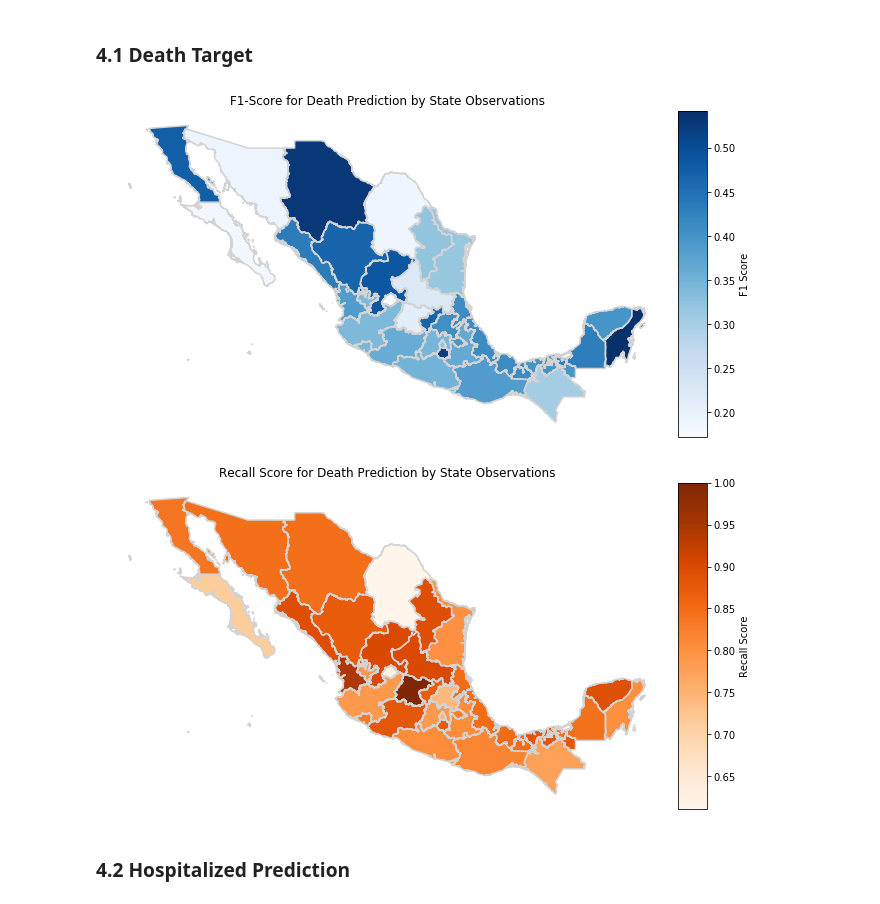
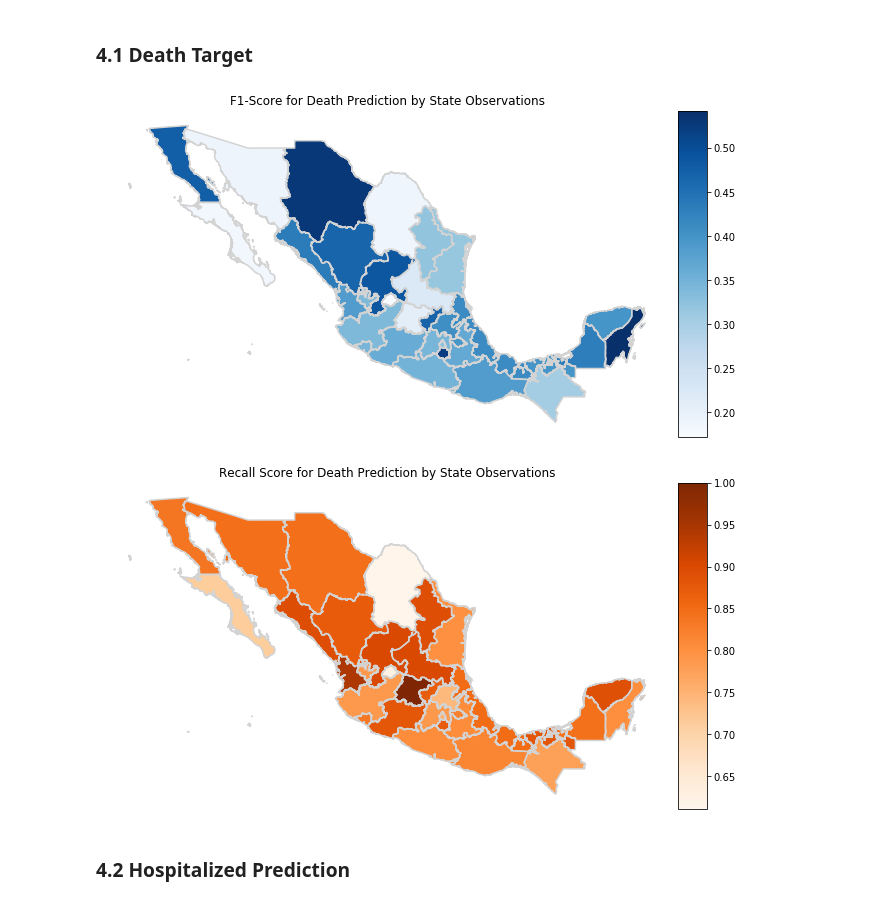
Before and after one commit to ml-project-2020/covid, a Jupyter notebook: Random Forest Model.ipynb, the cells around one changed output. Drawn from its saved outputs; the diff is of its cells as text; code cells hidden in the pictures.

```diff
--- a/Random Forest Model.ipynb
+++ b/Random Forest Model.ipynb
@@ -568,27 +590,25 @@ ax.set_title("F1-Score for Death Prediction by State Observations")
 divider = make_axes_locatable(ax)
 cax = divider.append_axes("right", size="5%", pad=0.1)
 ax = results_en.plot(column='f1_d', cmap='Blues', legend=True,
-                          legend_kwds={'label': "F1 Score"},
                           ax=ax, cax=cax)
 results_en.boundary.plot(color='lightgrey',ax =ax)
 ax.axis('off')
 plt.show()
 # %% [output]
-[figure, old version]
+[figure, new version]
 # %%
 from mpl_toolkits.axes_grid1 import make_axes_locatable
 fig, ax = plt.subplots(figsize=(15,6))
 ax.set_title("Recall Score for Death Prediction by State Observations")
 divider = make_axes_locatable(ax)
 cax = divider.append_axes("right", size="5%", pad=0.1)
 ax = results_en.plot(column='recall_d', cmap='Oranges', legend=True,
-                          legend_kwds={'label': "Recall Score"},
                           ax=ax, cax=cax)
 results_en.boundary.plot(color='lightgrey',ax =ax)
 ax.axis('off')
 plt.show()
 # %% [output]
-[figure, old version]
+[figure, new version]
 # %% [markdown]
 ### 4.2 Hospitalized Prediction
 # %%
```
Also changed, not shown: parts of 12 cells of this notebook, 1 other file.
